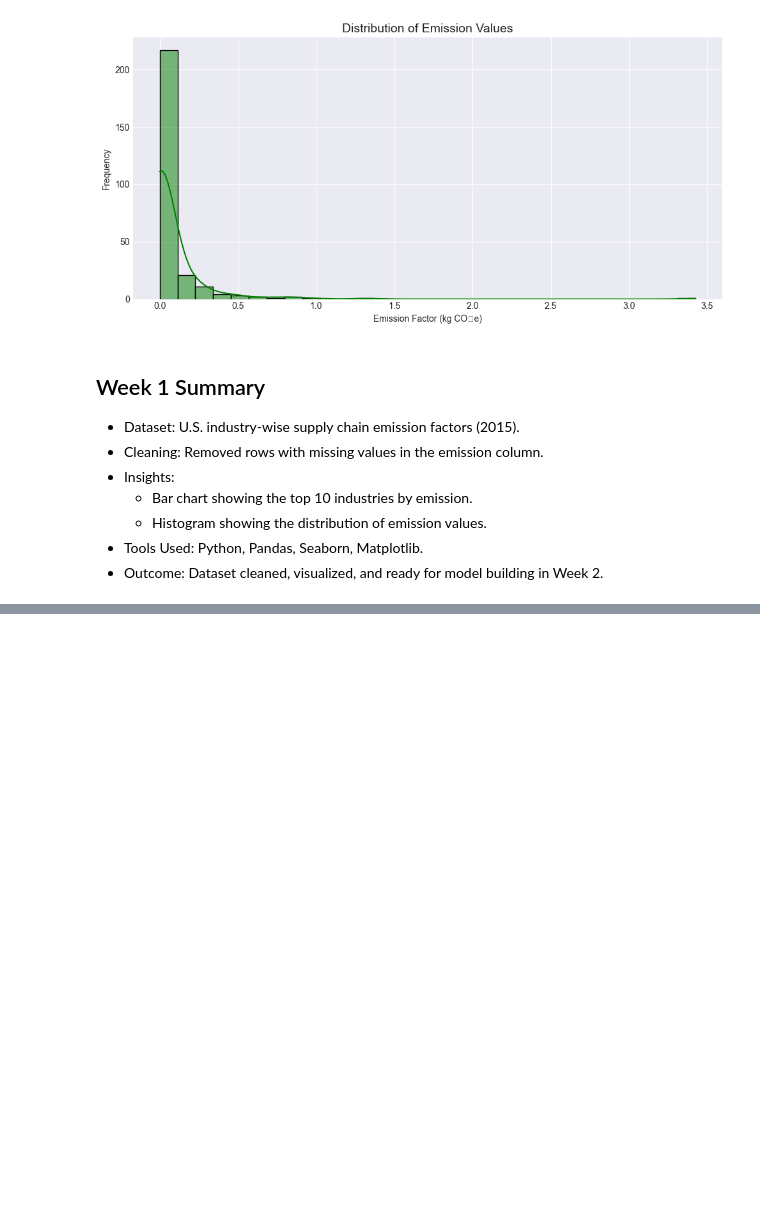
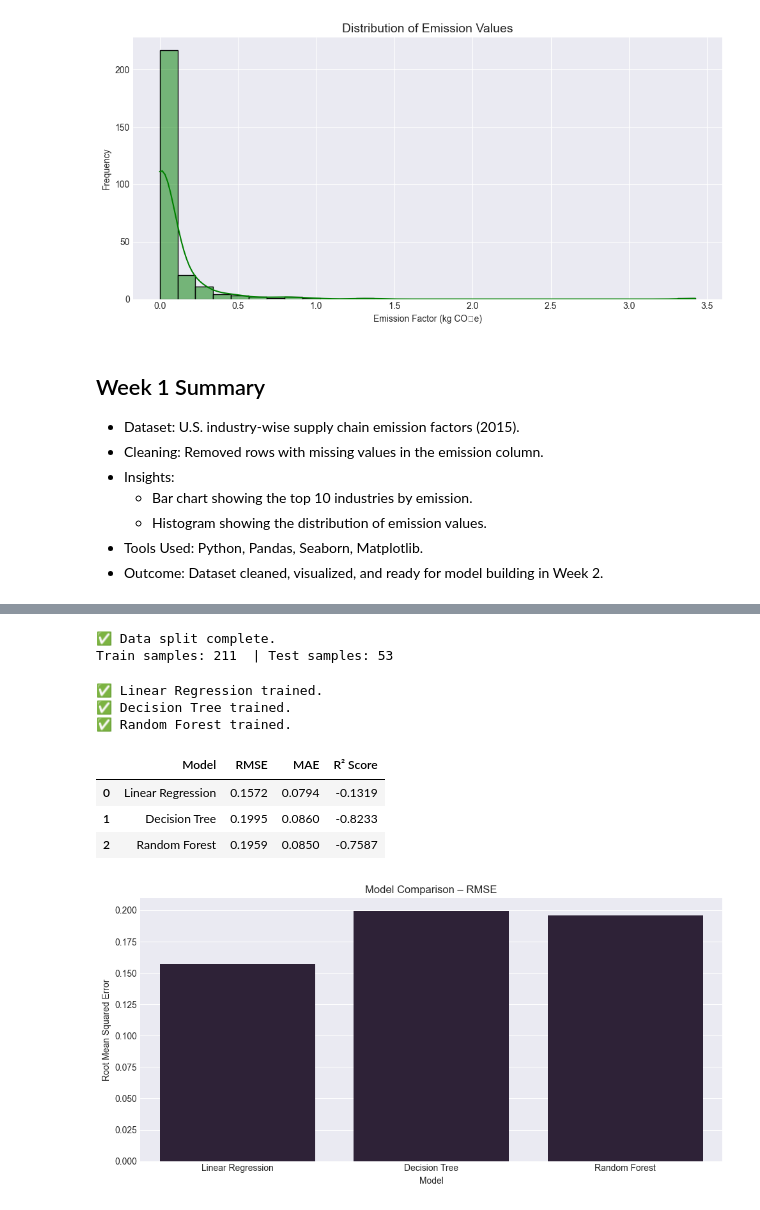
Before and after one commit to DEEPAK21072005/Week-1-GHG-Prediction, a Jupyter notebook: Week1_Week2_GHG_Prediction/GHG_Prediction.ipynb, the cells around one changed output, grey strips where cells are left out. Drawn from its saved outputs; the diff is of its cells as text; code cells hidden in the pictures; blank space fills up the shorter version.

Commit message:
✅ Week 2 completed: modeling, tuning, visuals, export, summary

```diff
--- a/Week1_Week2_GHG_Prediction/GHG_Prediction.ipynb
+++ b/Week1_Week2_GHG_Prediction/GHG_Prediction.ipynb
@@ -97,0 +185,62 @@ plt.show()
+# %%
+# STEP 5 – SPLIT DATA
+X_train, X_test, y_train, y_test = train_test_split(X, y, test_size=0.2, random_state=42)
+
+print("✅ Data split complete.")
+print("Train samples:", X_train.shape[0], " | Test samples:", X_test.shape[0])
+# %% [output]
+✅ Data split complete.
+Train samples: 211  | Test samples: 53
+# %%
+# STEP 6 – TRAIN REGRESSION MODELS
+
+models = {
+    'Linear Regression': LinearRegression(),
+    'Decision Tree': DecisionTreeRegressor(random_state=42),
+    'Random Forest': RandomForestRegressor(random_state=42)
+}
+
+for name, model in models.items():
+    model.fit(X_train, y_train)
+    print(f"✅ {name} trained.")
+# %% [output]
+✅ Linear Regression trained.
+✅ Decision Tree trained.
+✅ Random Forest trained.
+# %%
+# STEP 7 – EVALUATE MODELS
+
+results = []
+
+for name, model in models.items():
+    y_pred = model.predict(X_test)
+    rmse = np.sqrt(mean_squared_error(y_test, y_pred))
+    mae = mean_absolute_error(y_test, y_pred)
+    r2 = r2_score(y_test, y_pred)
+
+    results.append({
+        'Model': name,
+        'RMSE': round(rmse, 4),
+        'MAE': round(mae, 4),
+        'R² Score': round(r2, 4)
+    })
+
+results_df = pd.DataFrame(results)
+results_df
+# %% [output]
+|  | Model | RMSE | MAE | R² Score |
+| 0 | Linear Regression | 0.1572 | 0.0794 | -0.1319 |
+| 1 | Decision Tree | 0.1995 | 0.0860 | -0.8233 |
+| 2 | Random Forest | 0.1959 | 0.0850 | -0.7587 |
+# %%
+# STEP 8 – VISUALIZE RMSE
+
+plt.figure(figsize=(10,5))
+sns.barplot(data=results_df, x='Model', y='RMSE')
+plt.title("Model Comparison – RMSE")
+plt.ylabel("Root Mean Squared Error")
+plt.xlabel("Model")
+plt.tight_layout()
+plt.show()
+# %% [output]
+[figure, added]
```
Also changed, not shown: parts of 10 cells of this notebook, 1 other file.
